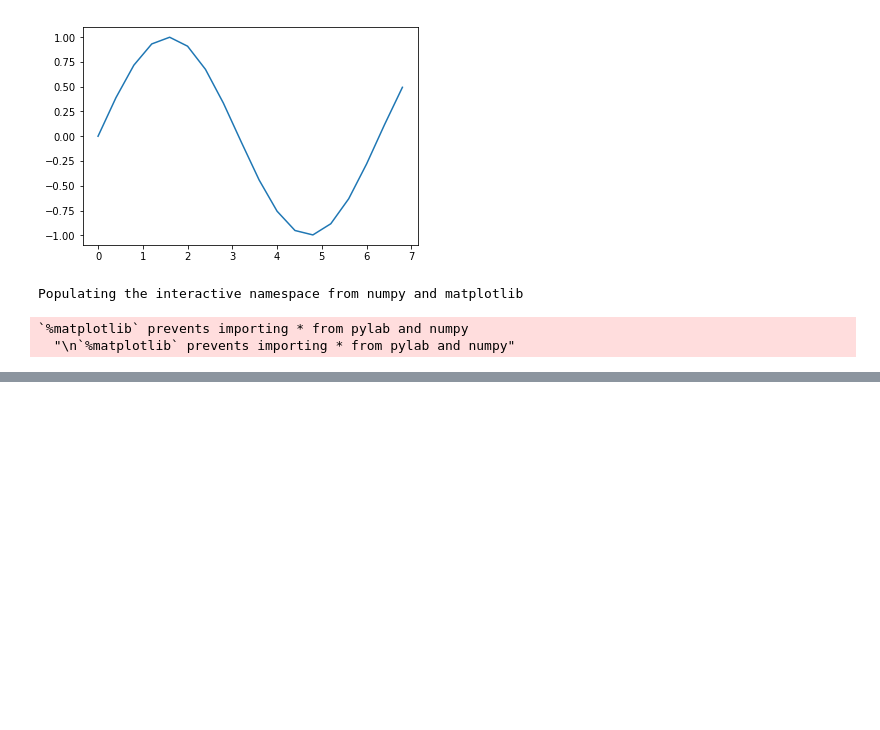
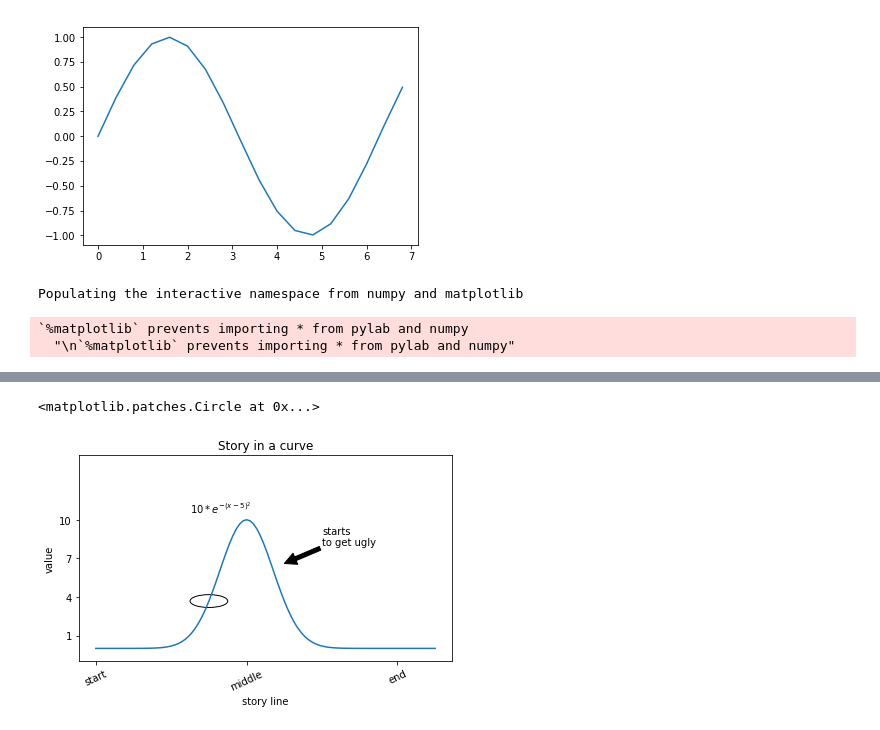
Before and after one commit to roemvaar/intro-data-science-itson-2019, a Jupyter notebook: plotting.ipynb, the cells around one changed output, grey strips where cells are left out. Cells and saved outputs as stored; diff of their text form; code cells hidden in the pictures; blank space fills up the shorter version.

```diff
--- a/plotting.ipynb
+++ b/plotting.ipynb
@@ -203,0 +213,23 @@ legend()
+# %%
+plot(x,y)
+xticks((1,5,9), ('start', 'middle', 'end'), rotation = 25)
+tics = yticks(arange(1,12,3))
+xlabel('story line')
+ylabel('value')
+_ = title('Story in a curve')
+ylim(-1,15)
+tight_layout()
+
+annotate('starts\nto get ugly',
+         xy=(6,6.6),
+         xytext=(7,8),
+         arrowprops=dict(facecolor='black'))
+
+text(3.5, 10.5, '$10*e^{- (x - 5) ^ {2}}$')
+
+ax = gca()    # get axis of the plot
+circ = Circle((4, 10*exp(-1)), radius=.5, fill=False)
+ax.add_artist(circ)
+# %% [output]
+<matplotlib.patches.Circle at 0x...>
+[figure, added]
```
Also changed, not shown: parts of 9 cells of this notebook, 3 other files.
